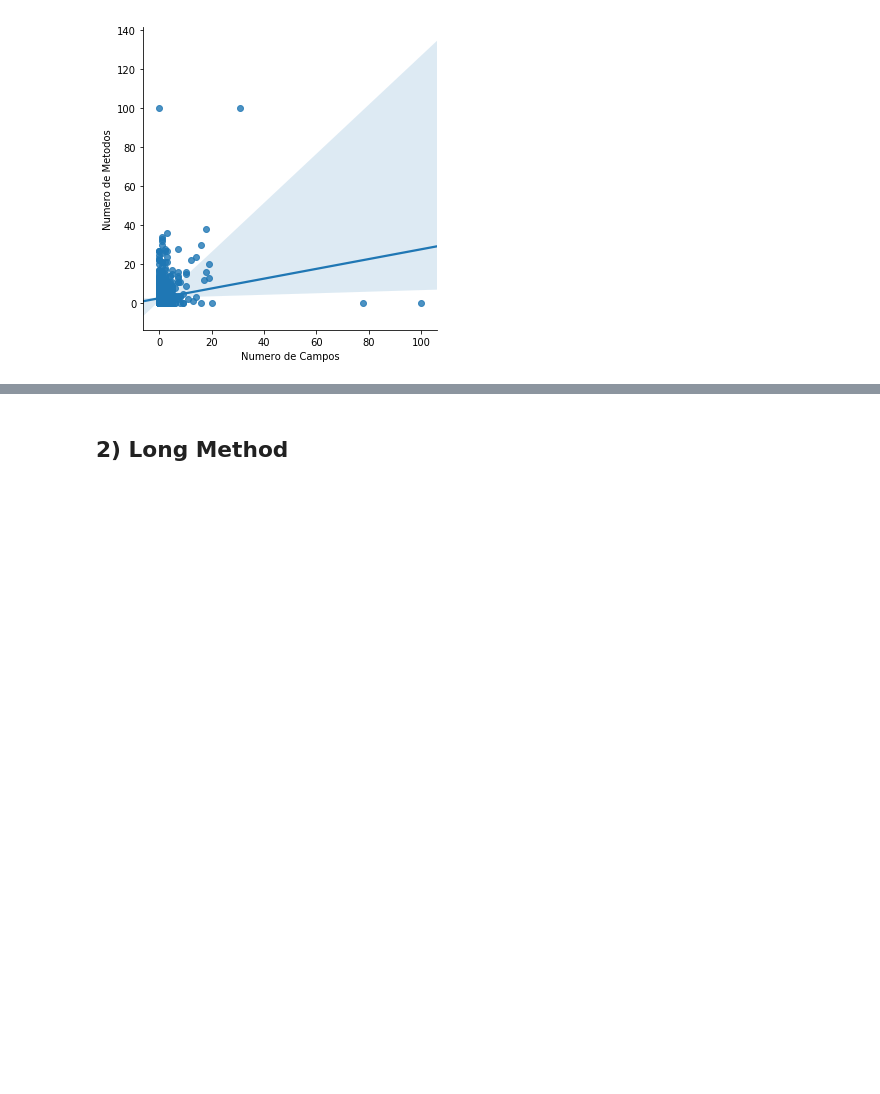
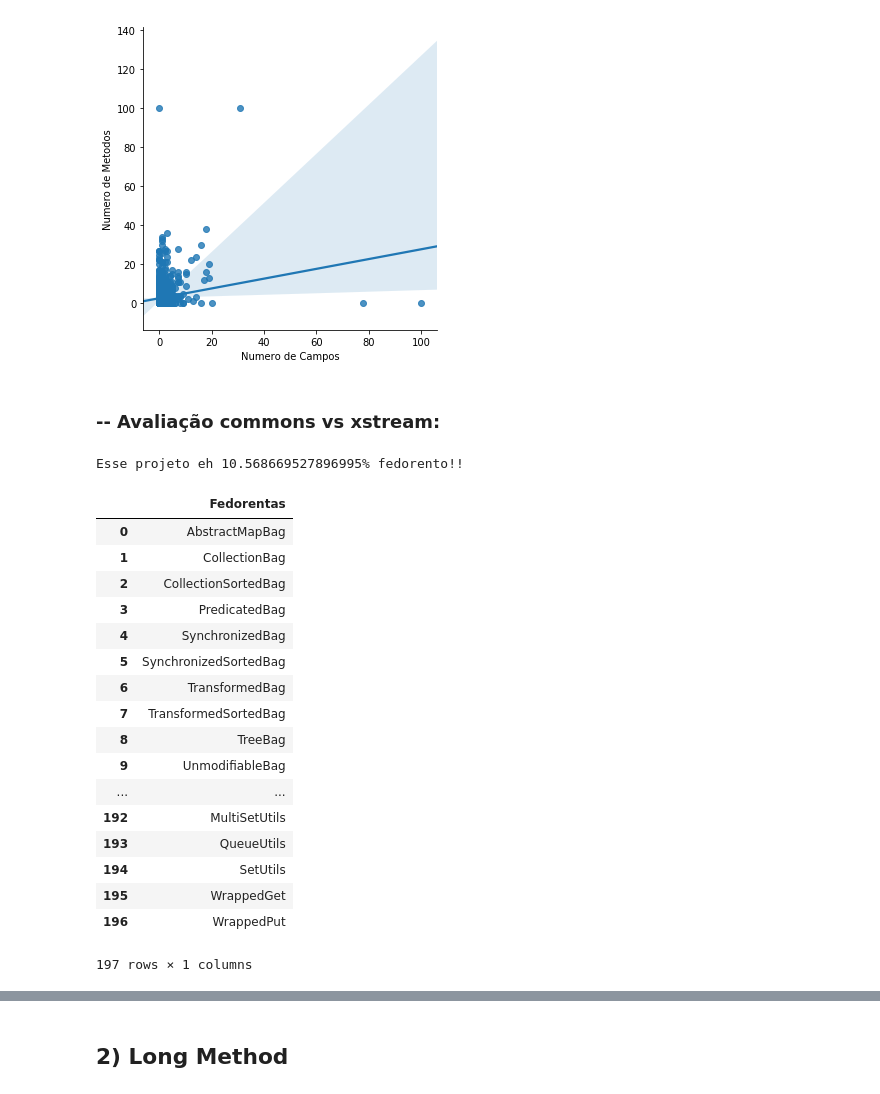
Before and after one commit to brunolmourao/mes-code-smells, a Jupyter notebook: LongLarge/LongLargeJupyter/CSDataAnalysis.ipynb, the cells around one changed output, grey strips where cells are left out. Cells and saved outputs as stored; diff of their text form; code cells hidden in the pictures; blank space fills up the shorter version.

```diff
--- a/LongLarge/LongLargeJupyter/CSDataAnalysis.ipynb
+++ b/LongLarge/LongLargeJupyter/CSDataAnalysis.ipynb
@@ -273,3 +287,44 @@ plt.xlabel('Numero de Campos')
 plt.show()
 # %% [output]
 [figure]
+# %% [markdown]
+### -- Avaliação commons vs xstream:
+# %%
+def finalLC(dataset):
+    smelly = []
+
+    codeM = dataset.code_lines.median().round()
+    fielM = dataset.fields_num.median().round()
+    methM = dataset.methods_num.median().round()
+
+    for cl in range(len(dataset)):
+        actual = dataset.iloc[cl]
+        if (actual.code_lines >= codeM and actual.fields_num >= fielM and actual.methods_num >= methM):
+            smelly.append(actual.class_name)
+
+    data = pd.DataFrame(smelly, columns=['Fedorentas'])
+    per = (data.size / dataset.size) * 100
+    print("Esse projeto eh {}% fedorento!!".format(per))
+    return data
+# %%
+finalLC(comLC)
+# %% [output]
+Esse projeto eh 10.568669527896995% fedorento!!
+|  | Fedorentas |
+| 0 | AbstractMapBag |
+| 1 | CollectionBag |
+| 2 | CollectionSortedBag |
+| 3 | PredicatedBag |
+| 4 | SynchronizedBag |
+| 5 | SynchronizedSortedBag |
+| 6 | TransformedBag |
+| 7 | TransformedSortedBag |
+| 8 | TreeBag |
+| 9 | UnmodifiableBag |
+| ... | ... |
+| 192 | MultiSetUtils |
+| 193 | QueueUtils |
+| 194 | SetUtils |
+| 195 | WrappedGet |
+| 196 | WrappedPut |
+197 rows × 1 columns
```
Also changed, not shown: parts of 9 cells of this notebook.
